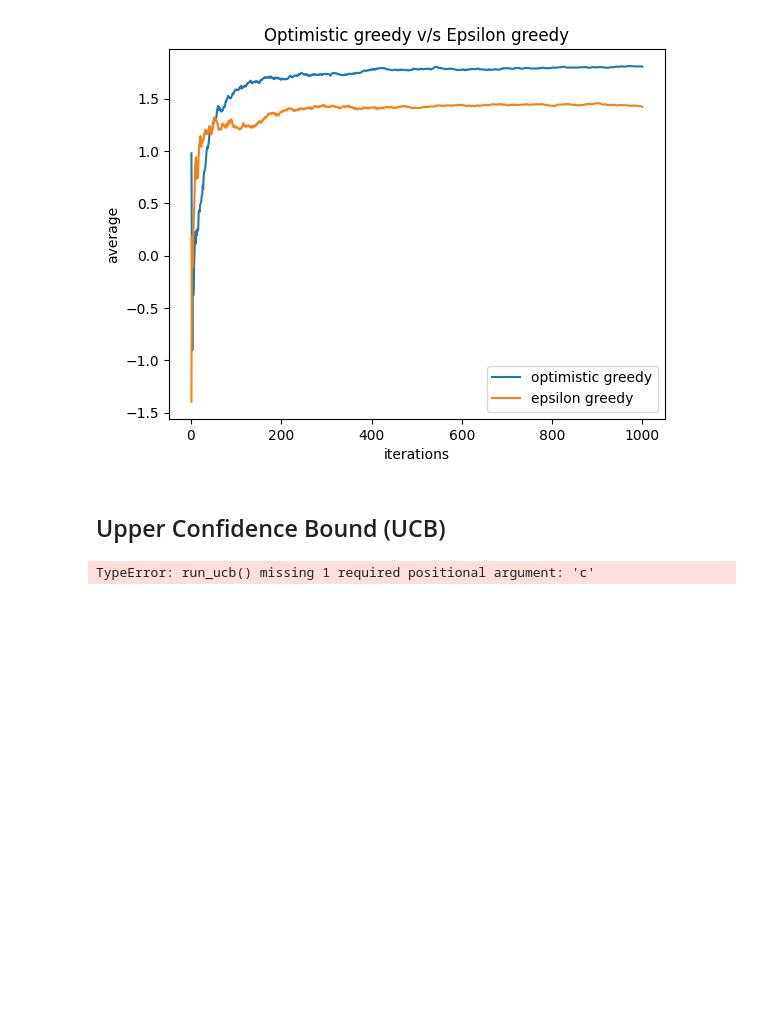
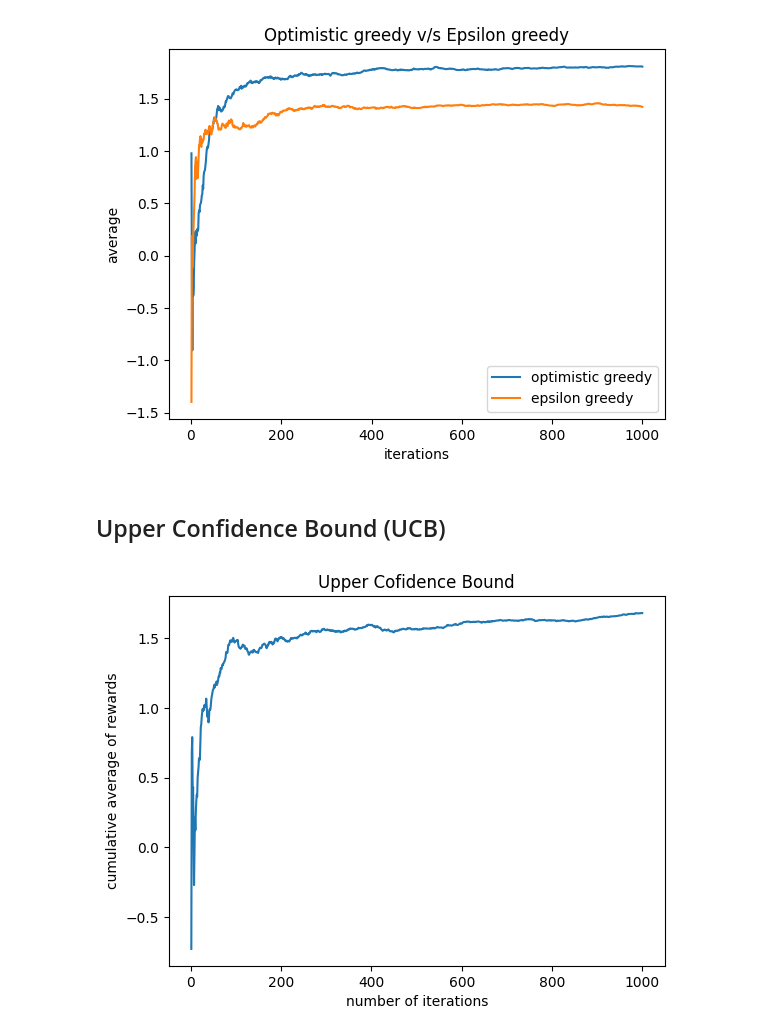
Before and after one commit to Chirayu-Jain2/WIDS-2025-Intro-to-Reinforcement-Learning, a Jupyter notebook: Week 1/work_on_bandits.ipynb, the cells around one changed output. Saved outputs shown, nothing was run; the diff lists cells and outputs as text; code cells hidden in the pictures; blank space fills up the shorter version.

```diff
--- a/Week 1/work_on_bandits.ipynb
+++ b/Week 1/work_on_bandits.ipynb
@@ -172,7 +172,7 @@ plt.show()
 # %% [markdown]
 ## Upper Confidence Bound (UCB)
 # %%
-def run_ucb():
+def run_ucb(c):
     avg=[0 for _ in range(10)]
     reward_list=[]
     times_chosen = [0]*10
@@ -180,7 +180,7 @@ def run_ucb():
         UCB=[]
         for _ in range(10):
             if times_chosen[_]!=0:
-                UCB.append(avg[_] + 2*math.sqrt(math.log(iterations)/times_chosen[_]))
+                UCB.append(avg[_] + c*math.sqrt(math.log(iterations)/times_chosen[_]))
             else:
                 UCB.append(10000000000) #a very big number for infinity
         reward=0
@@ -203,13 +203,13 @@ def run_ucb():
             avg[selected]+=(1/times_chosen[selected]) * (reward-avg[selected])
     return reward_list
 # %%
-reward=run_ucb()
+reward=run_ucb(2)
 x=np.arange(1,1001)
 y=[sum(reward[:i])/i for i in np.arange(1,1001)]
 plt.plot(x,y)
 plt.xlabel("number of iterations")
 plt.ylabel("cumulative average of rewards")
 plt.title("Upper Cofidence Bound")
 plt.show()
 # %% [output]
-TypeError: run_ucb() missing 1 required positional argument: 'c'
+[figure, added]
```
